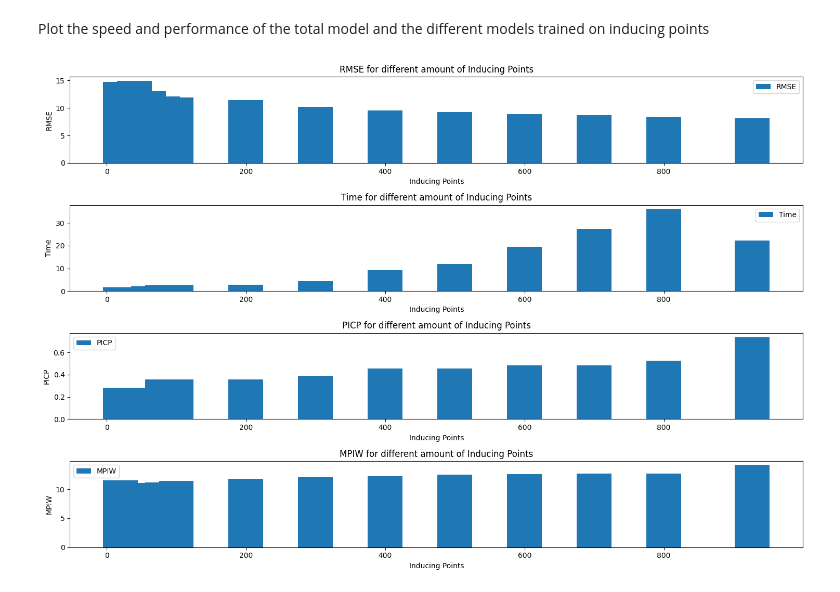
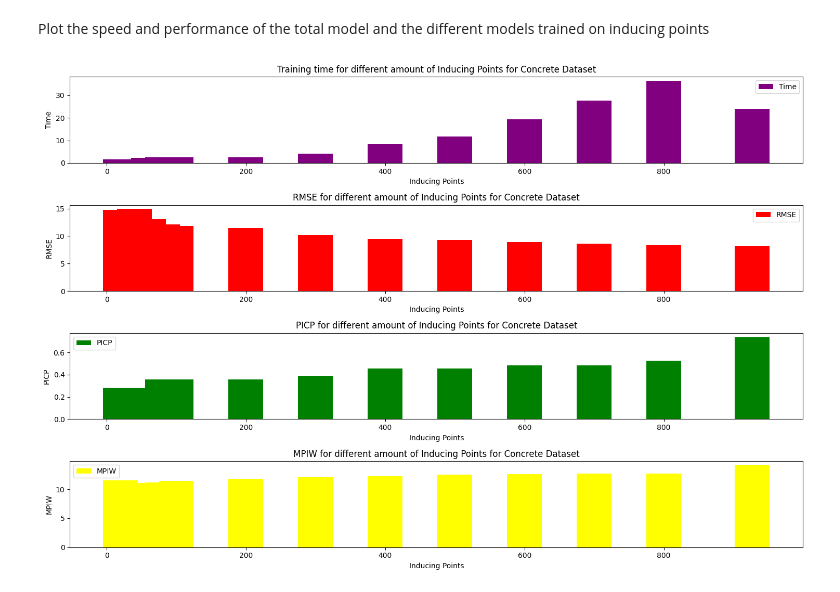
Before and after one commit to Sabelz/Gaussian_Processes_Inducing_Points, a Jupyter notebook: GPs/GPConcrete.ipynb, the cells around one changed output. Cells and saved outputs as stored; diff of their text form; code cells hidden in the pictures.

Commit message:
More consistent plots

```diff
--- a/GPs/GPConcrete.ipynb
+++ b/GPs/GPConcrete.ipynb
@@ -431,7 +431,7 @@ def kmeansPoints(x, y, N): # The dataset (X,Y) and the N amount of inducing poin
 ## Speed and performance
 # %%
 # Trains models one by one for each amount of inducing points, and plots each model with plots [rows,columns](must match the length of listOfPoints)
-def severalInducingPointsKmeans(listOfPoints):
+def severalInducingPointsKmeans(listOfPoints, x_train, y_train, x_test, y_test):
   RMSE_list = []
   K_means_times = []
   train_times = []
@@ -440,7 +440,7 @@ def severalInducingPointsKmeans(listOfPoints):
   MPIW_list = [] # list of MPIW
   for points in listOfPoints:
     start_time = time.time() # Start time
-    inducingPointsX, inducingPointsY = kmeansPoints(xTrain_standardized, yTrain, points) # Calculate Incucing Points
+    inducingPointsX, inducingPointsY = kmeansPoints(x_train, y_train, points) # Calculate Incucing Points
     end_time = time.time() # End time
     execution_time = end_time - start_time # Calcualte execution time
     K_means_times.append(execution_time) # Append time
@@ -465,21 +465,21 @@ def severalInducingPointsKmeans(listOfPoints):
     # Make predictions by feeding model through likelihood
     with torch.no_grad(), gpytorch.settings.fast_pred_var(): # https://arxiv.org/abs/1803.06058
       start_time = time.time() # Start time
-      observed_pred =  model.likelihood(model(xTest_standardized))# gives us the posterior predictive distribution p(y* | x*, X, y) which is the probability distribution over the predicted output value
+      observed_pred =  model.likelihood(model(x_test))# gives us the posterior predictive distribution p(y* | x*, X, y) which is the probability distribution over the predicted output value
       end_time = time.time() # End time
       execution_time = end_time - start_time # Calculate execution time
       posterior_times.append(execution_time) # Append average time
       prediction_means = observed_pred.mean # Mean
       prediction_variances = observed_pred.variance # Variance
 
-      squared_error = (prediction_means - yTest)**2 # Compute the squared error
+      squared_error = (prediction_means - y_test)**2 # Compute the squared error
       mean_SE = squared_error.mean() # Compute the mean squared error
       root_MSE = math.sqrt(mean_SE) # Compute the square root of the mean squared error
       #RMSE = (root_MSE * yTest_std) + yTest_standardized_mean # Transform to original scale
       RMSE_list.append(root_MSE) # Append to list of RMSE to plot later
 
       # PCIP and MPIW
-      pic,piw, n = calculate_PIC_PIW(0,0, 0, prediction_means, prediction_variances, yTest)
+      pic,piw, n = calculate_PIC_PIW(0,0, 0, prediction_means, prediction_variances, y_test)
       picp = pic/n
       mpiw = piw/n
       PICP_list.append(picp)
@@ -565,6 +565,6 @@ bar_plot_func(input2, K_means_times2, train_times2, posterior_times2, RMSE_list2
 # %%
 # Get Values
 input3 = [20,40,60,80,100,200,300,400,500,600,700,800]
-RMSE_list3, K_means_times3, train_times3, posterior_times3, PICP_list3, MPIW_list3 = severalInducingPointsKmeans(input3)
+RMSE_list3, K_means_times3, train_times3, posterior_times3, PICP_list3, MPIW_list3 = severalInducingPointsKmeans(input3, xTrain_standardized, yTrain, xTest_standardized, yTest)
 bar_plot_func(input3, K_means_times3, train_times3, posterior_times3, RMSE_list3, 10, PICP_list3, MPIW_list3)
 # %% [output]
@@ -628,41 +628,44 @@ MPIWs = MPIW_list3+[MPIW_final] # List of MPIWs
 # PLOT
 width = 50
 indices_final = [20,40,60,80,100,200,300,400,500,600,700,800] # x values in bar plot
 
 indices_final.append(927) # 927 is 90% of training points
 fig, axs = plt.subplots(4, 1, figsize=(15, 10))  # Create a figure and a 1x2 subplot
+
 # First subplot
-axs[0].bar(indices_final, RMSE, label='RMSE', width = width)
+axs[0].bar(indices_final, times, label='Time', width = width, color = "purple")
 axs[0].set_xlabel('Inducing Points')
-axs[0].set_ylabel('RMSE')
-axs[0].set_title('RMSE for different amount of Inducing Points')
+axs[0].set_ylabel('Time')
+axs[0].set_title('Training time for different amount of Inducing Points for Concrete Dataset')
 axs[0].legend()
 
 # Second subplot
-axs[1].bar(indices_final, times, label='Time', width = width)
+axs[1].bar(indices_final, RMSE, label='RMSE', width = width, color = "red")
 axs[1].set_xlabel('Inducing Points')
-axs[1].set_ylabel('Time')
-axs[1].set_title('Time for different amount of Inducing Points')
+axs[1].set_ylabel('RMSE')
+axs[1].set_title('RMSE for different amount of Inducing Points for Concrete Dataset')
 axs[1].legend()
 
+
+
 # Third subplot
-axs[2].bar(indices_final, PICPs, label='PICP', width = width)
+axs[2].bar(indices_final, PICPs, label='PICP', width = width, color = "green")
 axs[2].set_xlabel('Inducing Points')
 axs[2].set_ylabel('PICP')
-axs[2].set_title('PICP for different amount of Inducing Points')
+axs[2].set_title('PICP for different amount of Inducing Points for Concrete Dataset')
 axs[2].legend()
 
 # Fourth subplot
-axs[3].bar(indices_final, MPIWs, label='MPIW', width = width)
+axs[3].bar(indices_final, MPIWs, label='MPIW', width = width, color = "yellow")
 axs[3].set_xlabel('Inducing Points')
 axs[3].set_ylabel('MPIW')
-axs[3].set_title('MPIW for different amount of Inducing Points')
+axs[3].set_title('MPIW for different amount of Inducing Points for Concrete Dataset')
 axs[3].legend()
 
 # Adjust spacing between subplots
 plt.tight_layout()
 
 # Show the plot
 plt.show()
 # %% [output]
-[figure, old version]
+[figure, new version]
```
Also changed, not shown: parts of 5 cells of this notebook.
